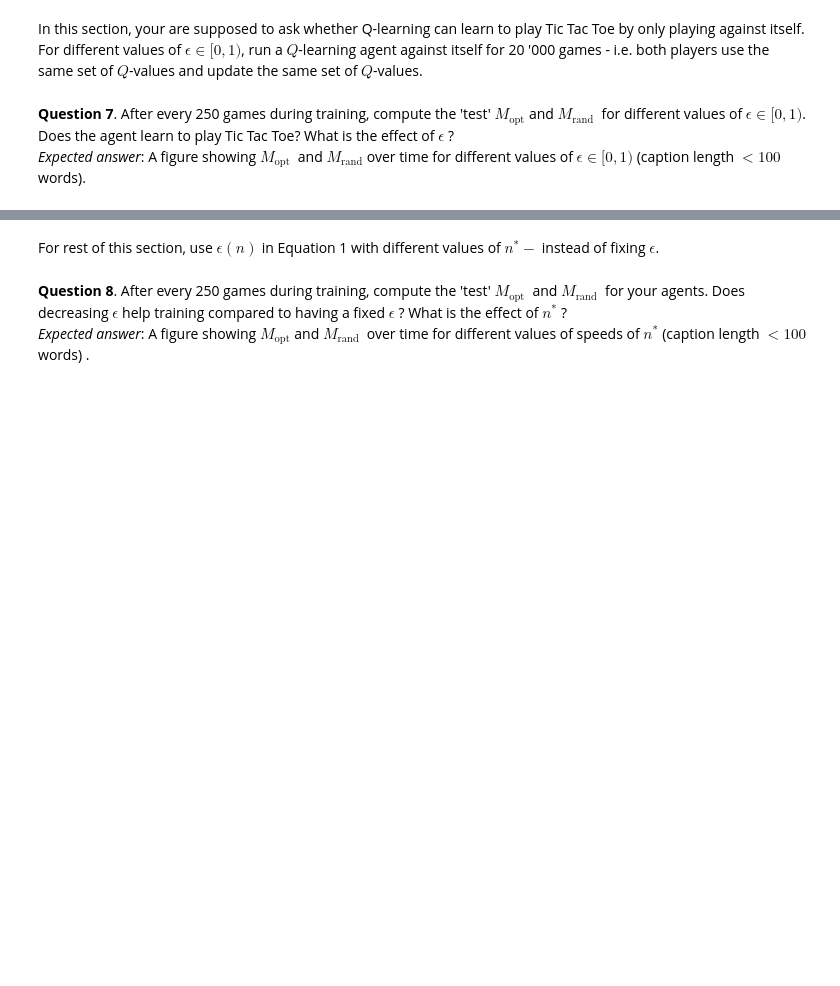
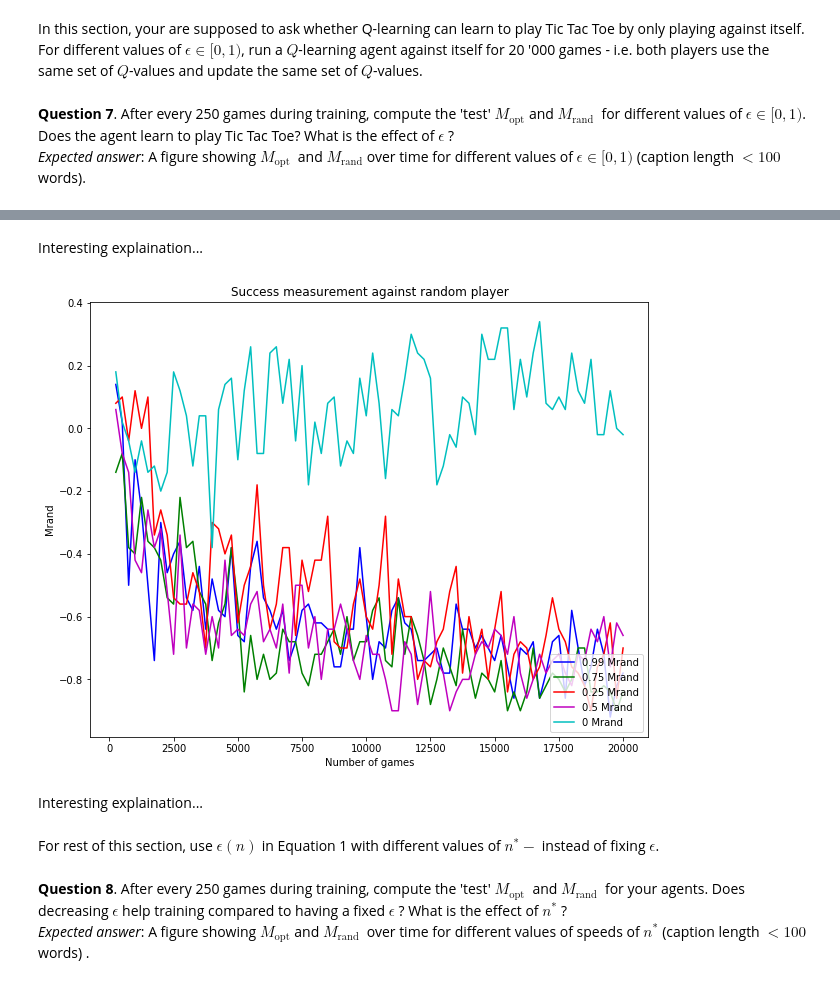
Before and after one commit to nov3o/tik-tok-toe, a Jupyter notebook: project.ipynb, the cells around one changed output, grey strips where cells are left out. Cells and saved outputs as stored; diff of their text form; code cells hidden in the pictures; blank space fills up the shorter version.

```diff
--- a/project.ipynb
+++ b/project.ipynb
@@ -446,3 +503,20 @@ In this section, your are supposed to ask whether Q-learning can learn to play T
+# %% [markdown]
+Interesting explaination...
+# %%
+x_test = (np.arange(len(test))+1)*250
+colors = 'bgrmc'
+for i, n in enumerate(results):
+    plt.plot(x_train, results[n]['mrand'], colors[i]+'-', label=f"{n} Mrand")
+
+plt.legend(loc="lower right")
+plt.title('Success measurement against random player')
+plt.xlabel("Number of games")
+plt.ylabel("Mrand")
+plt.show()
+# %% [output]
+[figure, added]
+# %% [markdown]
+Interesting explaination...
 # %% [markdown]
 For rest of this section, use $\epsilon(n)$ in Equation 1 with different values of $n^{*}-$ instead of fixing $\epsilon$.
 # %% [markdown]
```
Also changed, not shown: parts of 23 cells of this notebook.
